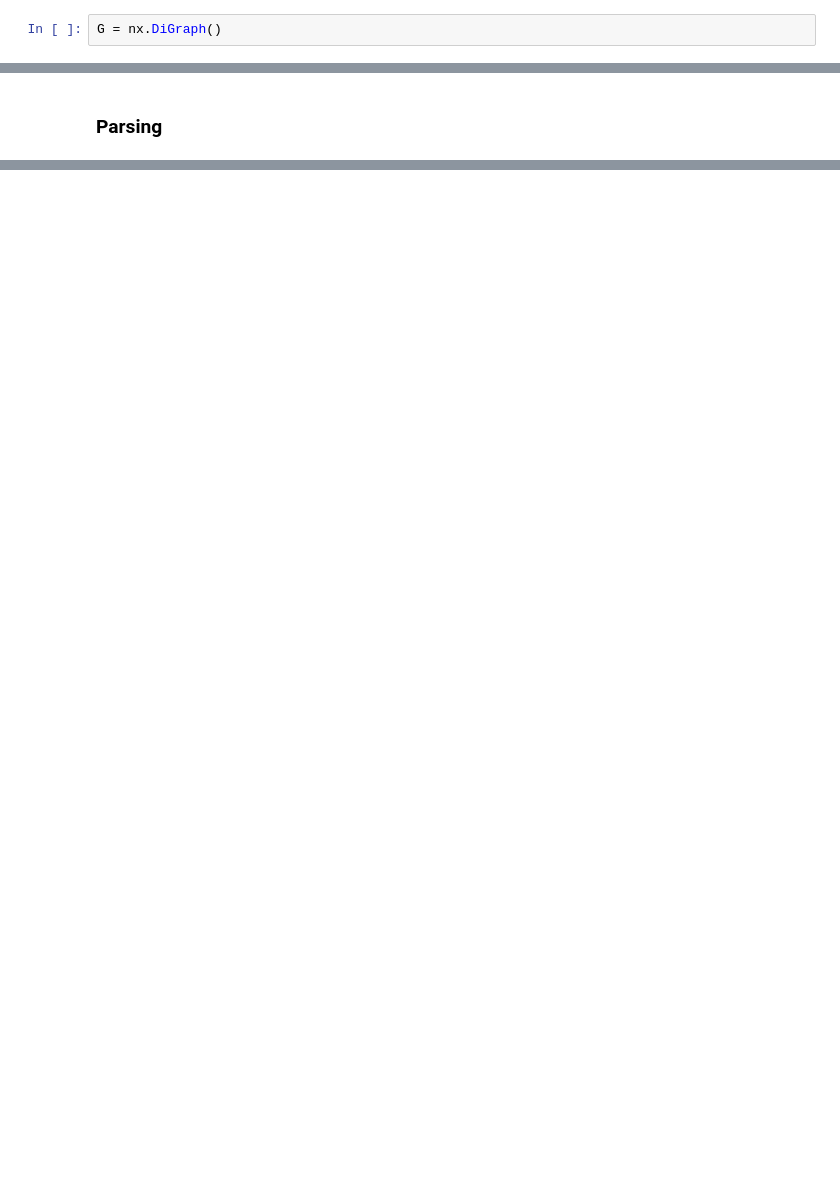
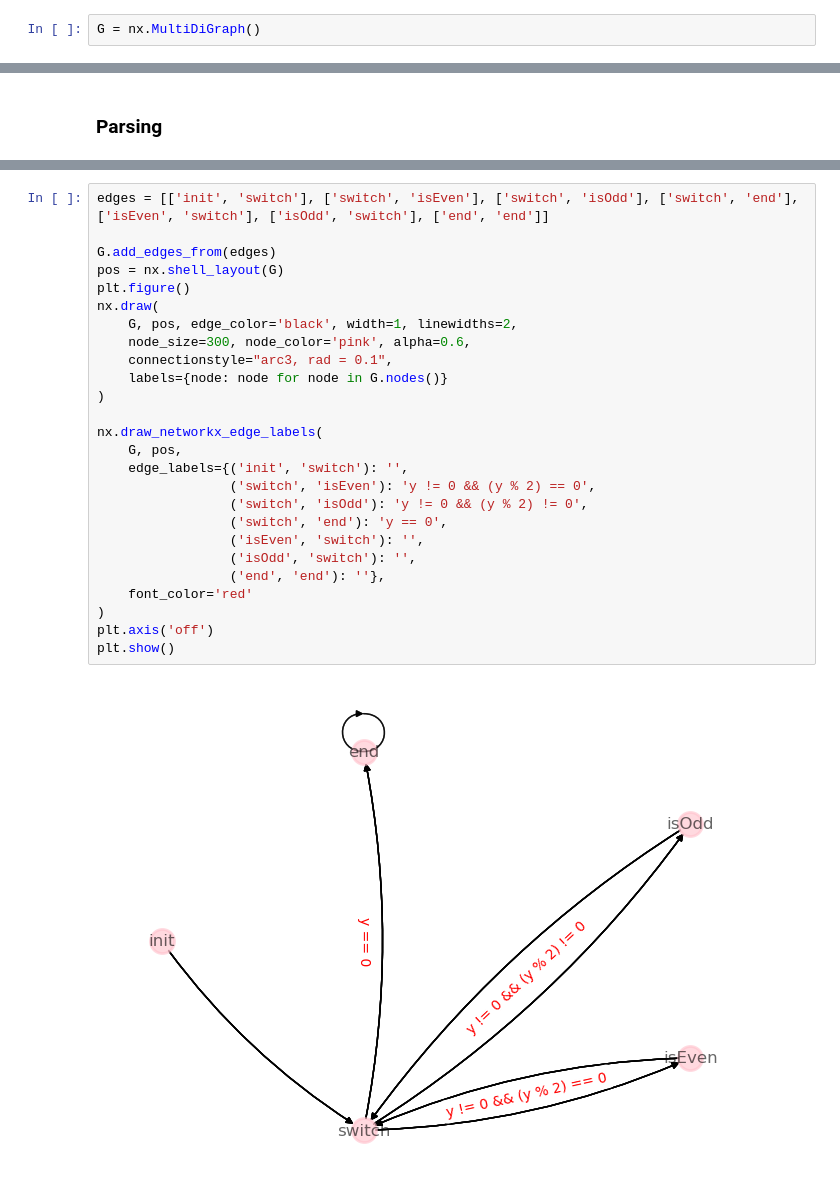
Before and after one commit to pedromiguelf2001/Formal-Verification, a Jupyter notebook: grafo_netX.ipynb, the cells around one changed output, grey strips where cells are left out. Cells and saved outputs as stored; diff of their text form; blank space fills up the shorter version.

Commit message:
Graph draw

```diff
--- a/grafo_netX.ipynb
+++ b/grafo_netX.ipynb
@@ -24,7 +24,7 @@
 import networkx as nx
 import matplotlib.pyplot as plt
 # %%
-G = nx.DiGraph()
+G = nx.MultiDiGraph()
 # %%
 edges = [[0, 1], [1, 2], [2, 3],[3,4],[3,5],[5,6],[6,7],[7,8],[8,3],[5,9],[9,10],[10,11],[11,3]]
 
@@ -137,0 +230,28 @@ And(Equals(prox['pc'], bv(11)), Equals(prox['y'], BVUDiv(curr['y'], BV(2))))
+# %%
+edges = [['init', 'switch'], ['switch', 'isEven'], ['switch', 'isOdd'], ['switch', 'end'], ['isEven', 'switch'], ['isOdd', 'switch'], ['end', 'end']]
+
+G.add_edges_from(edges)
+pos = nx.shell_layout(G)
+plt.figure()
+nx.draw(
+    G, pos, edge_color='black', width=1, linewidths=2,
+    node_size=300, node_color='pink', alpha=0.6,
+    connectionstyle="arc3, rad = 0.1",
+    labels={node: node for node in G.nodes()}
+)
+
+nx.draw_networkx_edge_labels(
+    G, pos,
+    edge_labels={('init', 'switch'): '',
+                 ('switch', 'isEven'): 'y != 0 && (y % 2) == 0',
+                 ('switch', 'isOdd'): 'y != 0 && (y % 2) != 0',
+                 ('switch', 'end'): 'y == 0',
+                 ('isEven', 'switch'): '',
+                 ('isOdd', 'switch'): '',
+                 ('end', 'end'): ''},
+    font_color='red'
+)
+plt.axis('off')
+plt.show()
+# %% [output]
+[figure, added]
```
Also changed, not shown: parts of 7 cells of this notebook, 3 other files.
